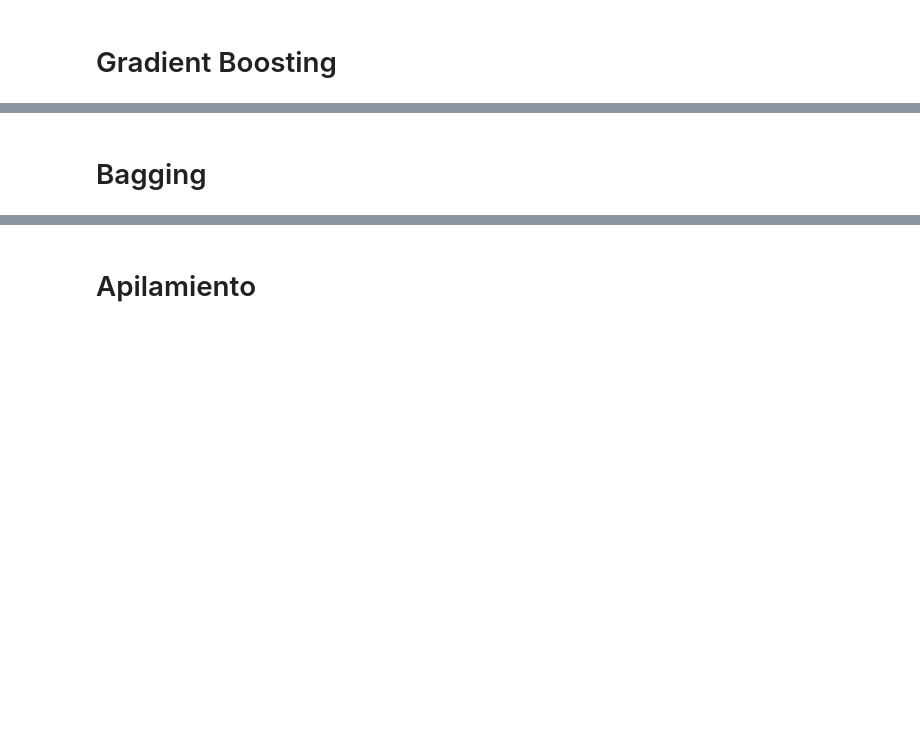
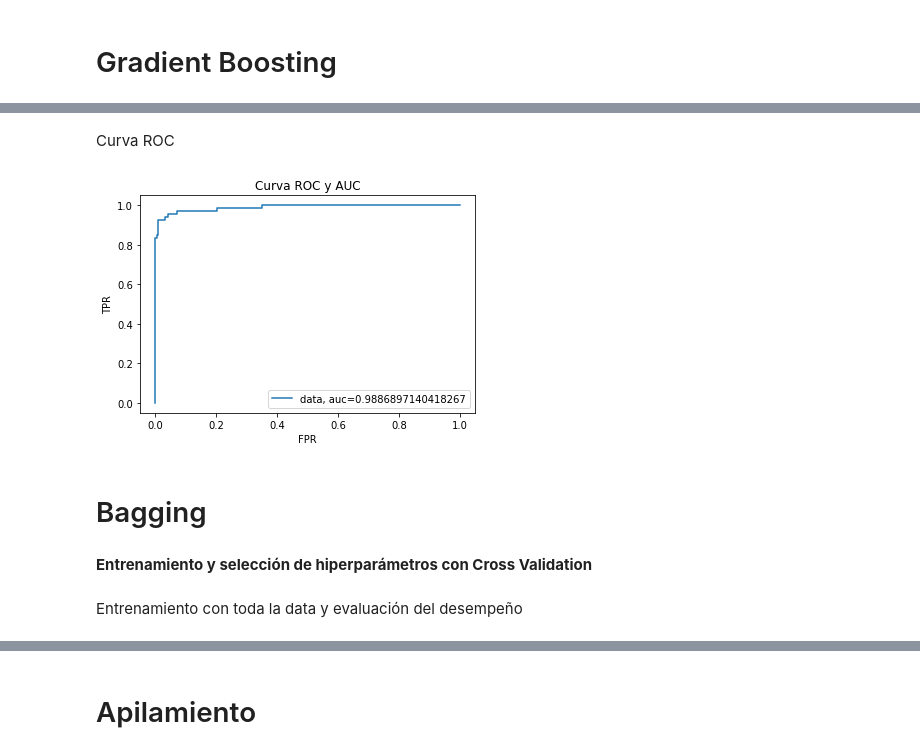
Before and after one commit to CarolinaMejiaMujica/Lending-Club-loan-data, a Jupyter notebook: implementacion de modelos.ipynb, the cells around one changed output, grey strips where cells are left out. Drawn from its saved outputs; the diff is of its cells as text; code cells hidden in the pictures; blank space fills up the shorter version.

```diff
--- a/implementacion de modelos.ipynb
+++ b/implementacion de modelos.ipynb
@@ -358,0 +395,7 @@ print ('Accuracy en el conjunto de validación   : %0.4f' % mejor_modelo.score(X
+# %%
+# Volvemos a ajustar con el conjunto de entrenamiento + validación (entrenamiento con toda la data)
+mejor_modelo_SVM.fit(X_trainval, Y_trainval)
+print('Conjunto de entrenamiento + validación:')
+print_binary_confusion_matrix(Y_train, mejor_modelo_SVM.predict(X_train))
+print('Conjunto de prueba :')
+print_binary_confusion_matrix(Y_test, mejor_modelo_SVM.predict(X_test))
@@ -365,7 +423,7 @@ grid = {'C': Cs,'gamma': gammas}
 print('Los valores a probar en la búsqueda por grilla son:')
 print(grid)
 ########################Grid search###############################
-model = SVC(kernel='rbf')
+model = SVC(kernel='rbf',probability=True)
 modelo = GridSearchCV(estimator = model,
                         param_grid = grid,
                         cv = 3,          # Validación cruzada 3-fold
@@ -396,0 +532,7 @@ from sklearn.ensemble import GradientBoostingClassifier
+# %%
+# Volvemos a ajustar con el conjunto de entrenamiento + validación (entrenamiento con toda la data)
+mejor_modelo_GB_CV.fit(X_trainval, Y_trainval)
+print('Conjunto de entrenamiento + validación:')
+print_binary_confusion_matrix(Y_trainval, mejor_modelo_GB_CV.predict(X_trainval))
+print('Conjunto de prueba :')
+print_binary_confusion_matrix(Y_test, mejor_modelo_GB_CV.predict(X_test))
@@ -397,9 +554,9 @@ from sklearn.ensemble import GradientBoostingClassifier
 # %%
 #####################Parámetros del modelo##########################
-learning_rate  = [0.01,0.1,0.5,1]
-n_estimators = [200,250,300,400]
-max_features = [9, 10, 11]
-max_depth = [2,5,10]
+learning_rate  = [0.3,0.5,1]
+n_estimators = [250,300,400]
+max_features = [10, 11,12]
+max_depth = [7,10]
 min_samples_leaf = [4]
 
 grid = {'learning_rate': learning_rate,
@@ -427,6 +584,3 @@ print()
 print('Exactitud luego de búsqueda en grilla en entrenamiento:', mejor_modelo_GB.score(X_train, Y_train))
 print('Exactitud luego de búsqueda en grilla en validación:', mejor_modelo_GB.score(X_val, Y_val))
 print('Exactitud luego de búsqueda en grilla en prueba:', mejor_modelo_GB.score(X_test,Y_test))
-#scores_train = cross_val_score(mejor_modelo_GB, X_train, y_train, cv=5)
-#scores_val = cross_val_score(mejor_modelo_GB, X_val, y_val, cv=5)
-#scores_train.mean(), scores_val.mean()
@@ -440,4 +627,21 @@ print_binary_confusion_matrix(Y_test, mejor_modelo_GB.predict(X_test))
+# %% [markdown]
+Curva ROC
+# %%
+# Cálculo del AUC y gráfica de la Curva ROC
+y_pred_proba = mejor_modelo_GB.predict_proba(X_test)[::,1]
+fpr, tpr, th = roc_curve(Y_test,  y_pred_proba)
+auc = roc_auc_score(Y_test, y_pred_proba)
+plt.title("Curva ROC y AUC")
+plt.plot(fpr,tpr,label="data, auc="+str(auc))
+plt.xlabel("FPR")
+plt.ylabel("TPR")
+plt.legend(loc=4)
+plt.show()
+# %% [output]
+[figure, added]
 # %% [markdown]
 # Bagging
 # %%
 from sklearn.ensemble import RandomForestClassifier
+# %% [markdown]
+**Entrenamiento y selección de hiperparámetros con Cross Validation**
@@ -443,0 +675,2 @@ from sklearn.ensemble import RandomForestClassifier
+# %% [markdown]
+Entrenamiento con toda la data y evaluación del desempeño
```
Also changed, not shown: parts of 58 cells of this notebook.
